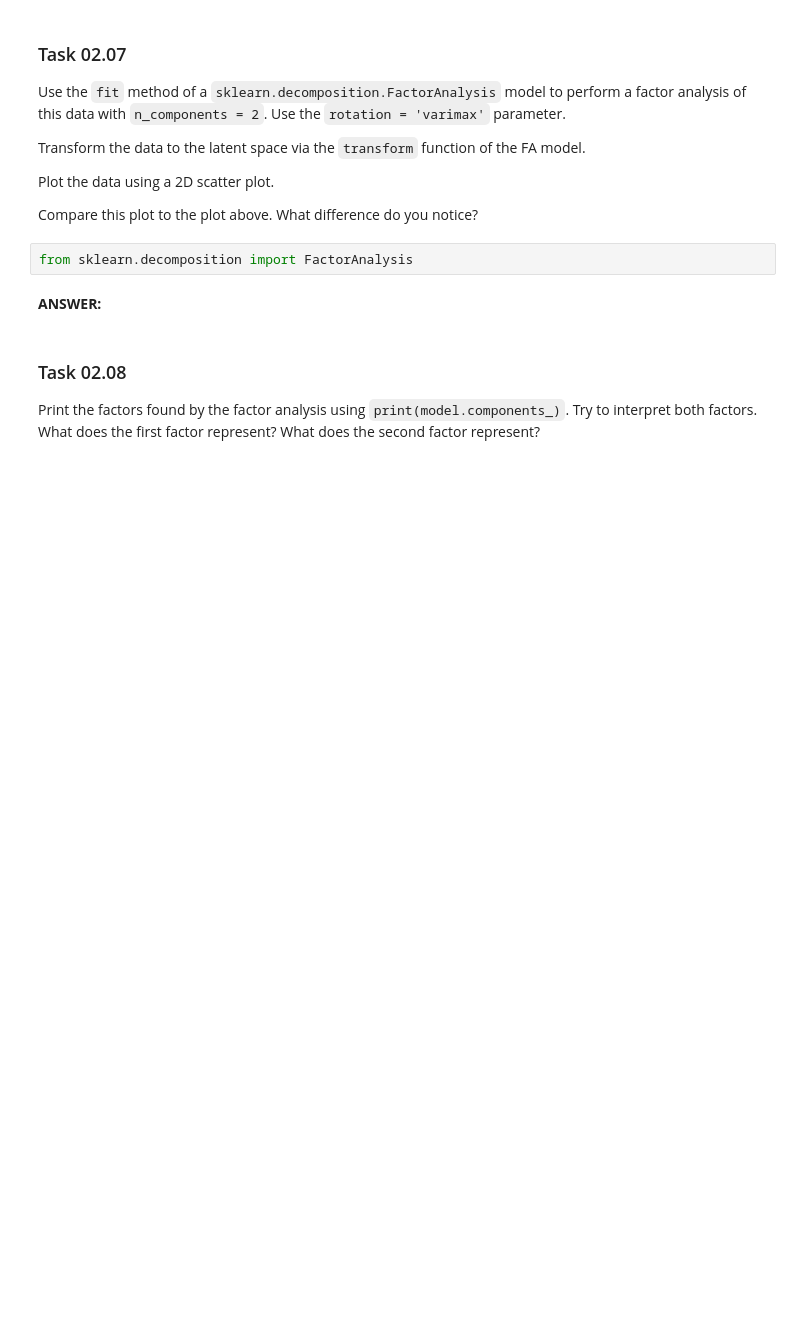
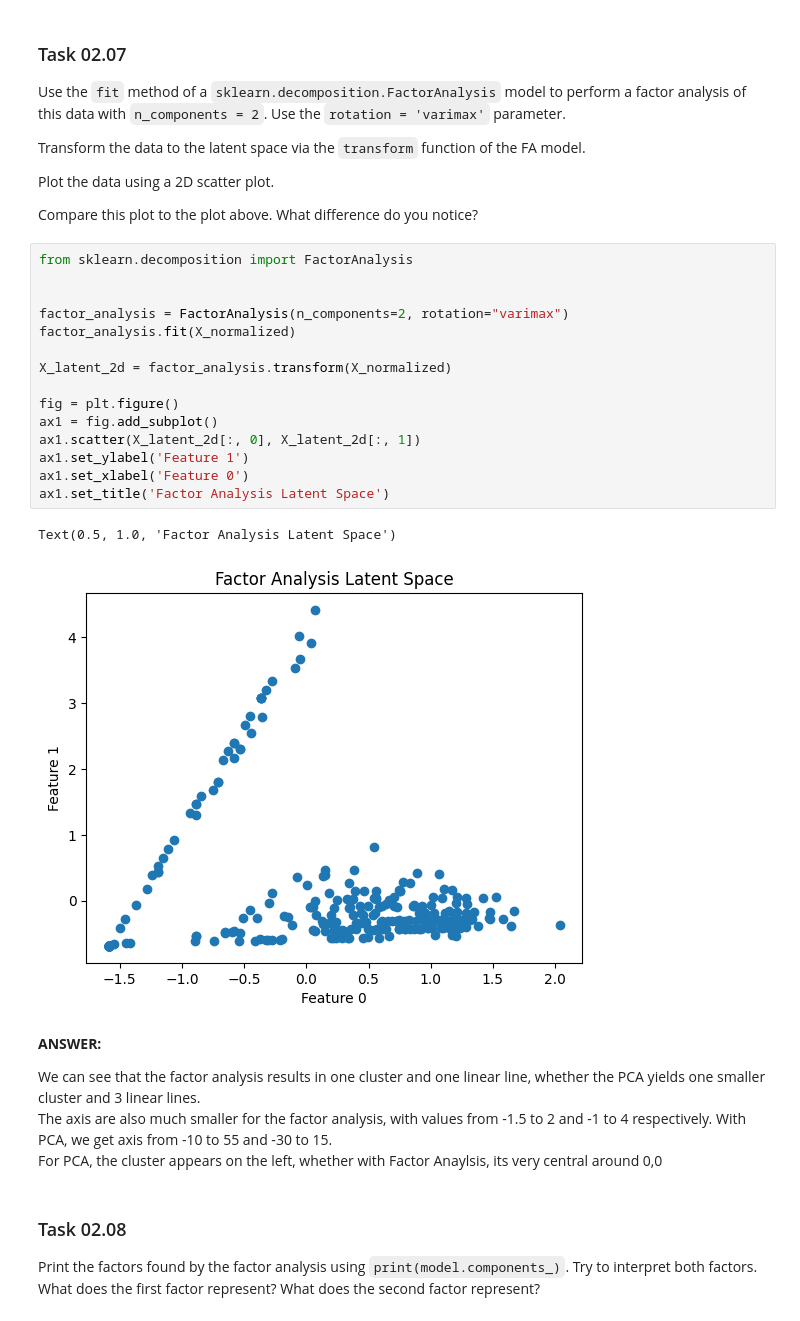
Before and after one commit to ChonsShadow/datamining_24-25, a Jupyter notebook: sheet02/sheet02.ipynb, the cells around one changed output. Drawn from its saved outputs; the diff is of its cells as text; blank space fills up the shorter version.

```diff
--- a/sheet02/sheet02.ipynb
+++ b/sheet02/sheet02.ipynb
@@ -216,8 +216,28 @@ Plot the data using a 2D scatter plot.
 Compare this plot to the plot above. What difference do you notice?
 # %%
 from sklearn.decomposition import FactorAnalysis
+
+
+factor_analysis = FactorAnalysis(n_components=2, rotation="varimax")
+factor_analysis.fit(X_normalized)
+
+X_latent_2d = factor_analysis.transform(X_normalized)
+
+fig = plt.figure()
+ax1 = fig.add_subplot()
+ax1.scatter(X_latent_2d[:, 0], X_latent_2d[:, 1])
+ax1.set_ylabel('Feature 1')
+ax1.set_xlabel('Feature 0')
+ax1.set_title('Factor Analysis Latent Space')
+# %% [output]
+Text(0.5, 1.0, 'Factor Analysis Latent Space')
+[figure, added]
 # %% [markdown]
 **ANSWER:**
+
+We can see that the factor analysis results in one cluster and one linear line, whether the PCA yields one smaller cluster and 3 linear lines.\
+The axis are also much smaller for the factor analysis, with values from -1.5 to 2 and -1 to 4 respectively. With PCA, we get axis from -10 to 55 and -30 to 15.\
+For PCA, the cluster appears on the left, whether with Factor Anaylsis, its very central around 0,0
 # %% [markdown]
 ### Task 02.08
 
```
Also changed, not shown: parts of 2 cells of this notebook.
